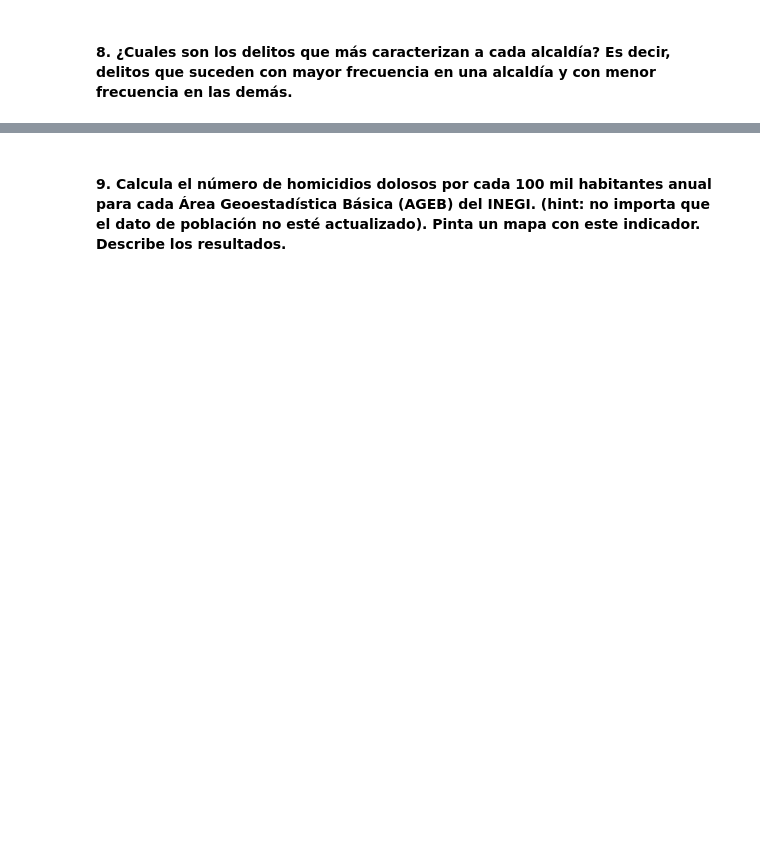
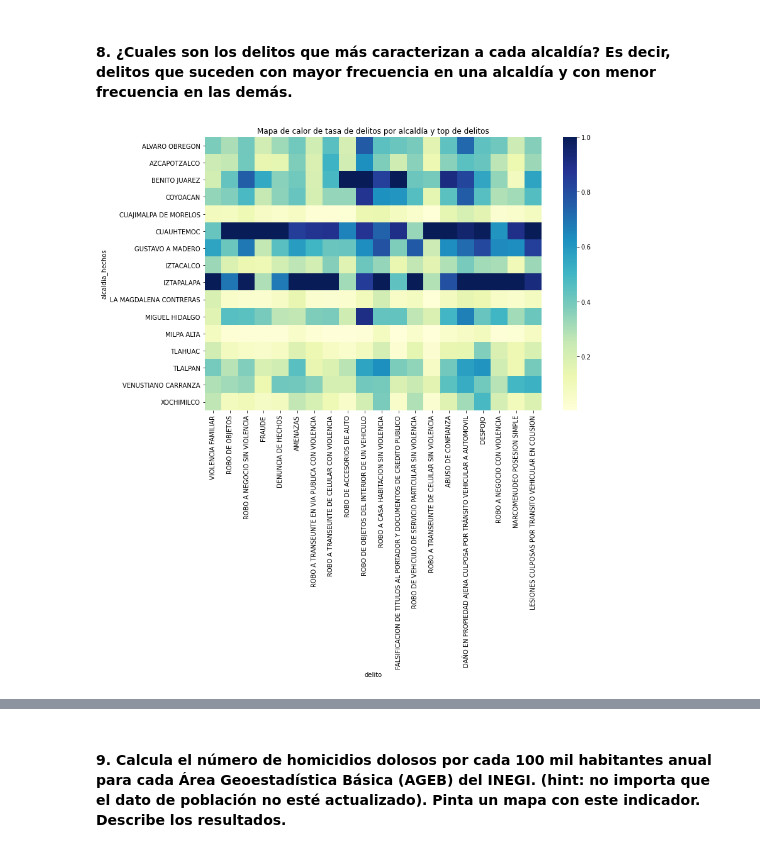
Before and after one commit to Javolet/Evaluacion_OPI, a Jupyter notebook: Seccion_A/Seccion_A_Notebook.ipynb, the cells around one changed output, grey strips where cells are left out. Saved outputs shown, nothing was run; the diff lists cells and outputs as text; code cells hidden in the pictures; blank space fills up the shorter version.

```diff
--- a/Seccion_A/Seccion_A_Notebook.ipynb
+++ b/Seccion_A/Seccion_A_Notebook.ipynb
@@ -280,2 +308,23 @@ dataset_counts.groupby(level=0).head(3)
 # %% [markdown]
 #### 8. ¿Cuales son los delitos que más caracterizan a cada alcaldía? Es decir, delitos que suceden con mayor frecuencia en una alcaldía y con menor frecuencia en las demás.
+# %%
+# Primero hacemos una lista de los delitos por ranking
+delitos = pd.DataFrame(dataset.groupby('delito').size()).rename(
+    columns = { 0: 'no_delitos'}
+).sort_values(by='no_delitos', ascending=False)
+
+# Luego hacemos una tabla pivote que cruce alcadias con delitos, pero solo tomaremos los 20 delitos más frecuentes
+delito_alcaldia = dataset[['delito', 'alcaldia_hechos']].\
+pivot_table(index=['alcaldia_hechos'],columns=['delito'],values=['delito'],aggfunc=len).\
+fillna(0)[delitos.index[:20]]
+# %%
+# Probemos primero por escalar los datos de delitos, para que no se enmascaren
+delito_alcaldia_sc = delito_alcaldia.apply(lambda x: x/x.max(), axis=0)
+# Creamos un mapa de calor con la tabla pivote, para ver la frecuencia por delito (en vertical)
+fig, ax = plt.subplots(figsize=(12,8))
+sns.heatmap(delito_alcaldia_sc, ax = ax, cmap = 'YlGnBu')
+ax.plot()
+plt.title('Mapa de calor de tasa de delitos por alcaldía y top de delitos')
+plt.show()
+# %% [output]
+[figure, added]
```
Also changed, not shown: parts of 11 cells of this notebook.
